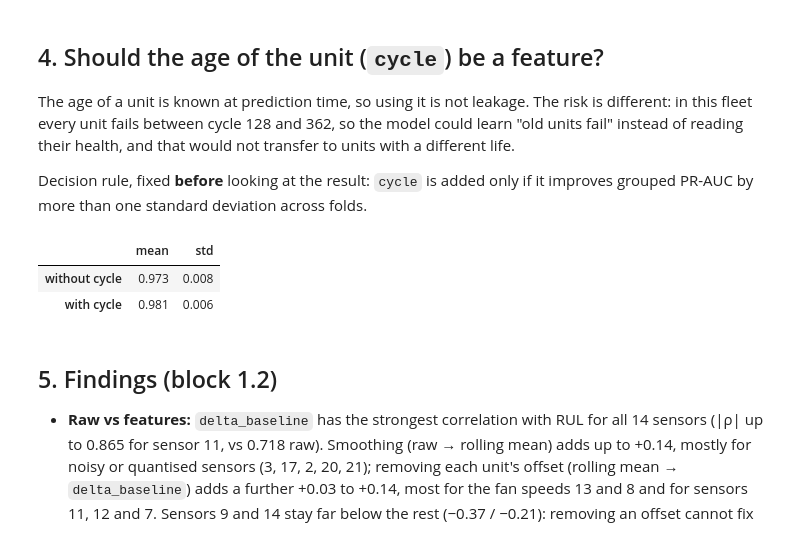
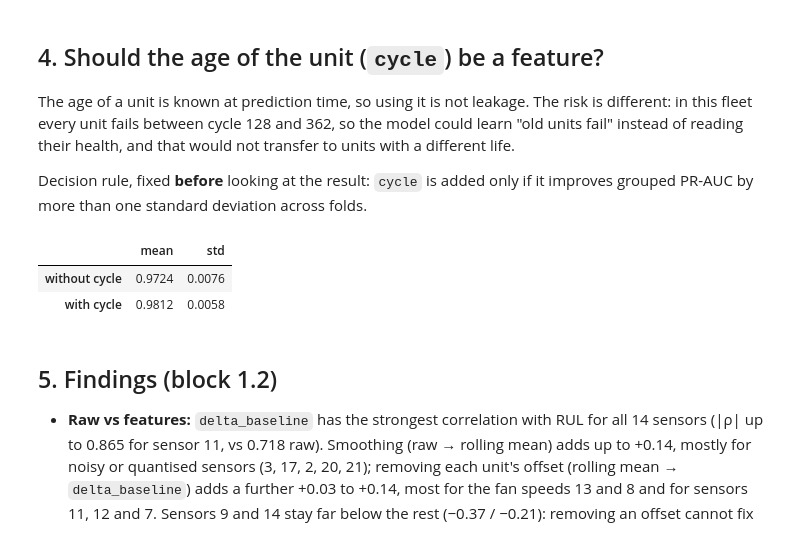
Before and after one commit to maria2332/industrial-ai-copilot, a Jupyter notebook: notebooks/02_predictive_maintenance.ipynb, the cells around one changed output. Drawn from its saved outputs; the diff is of its cells as text; code cells hidden in the pictures.

```diff
--- a/notebooks/02_predictive_maintenance.ipynb
+++ b/notebooks/02_predictive_maintenance.ipynb
@@ -158,20 +160,20 @@ Decision rule, fixed **before** looking at the result: `cycle` is added only if
 # %%
 def grouped_pr_auc(feature_matrix):
     scores = cross_val_score(model, feature_matrix, y, cv=unit_folds, scoring="average_precision")
     return pd.Series({"mean": scores.mean(), "std": scores.std()})
 
 
 with_cycle = build_features(train, FeatureConfig(include_cycle=True))
 pd.DataFrame(
     {
         "without cycle": grouped_pr_auc(features),
         "with cycle": grouped_pr_auc(with_cycle),
     }
-).T.round(3)
+).T.round(4)
 # %% [output]
 |  | mean | std |
-| without cycle | 0.973 | 0.008 |
-| with cycle | 0.981 | 0.006 |
+| without cycle | 0.9724 | 0.0076 |
+| with cycle | 0.9812 | 0.0058 |
 # %% [markdown]
 ## 5. Findings (block 1.2)
 
```
Also changed, not shown: parts of 19 cells of this notebook.
